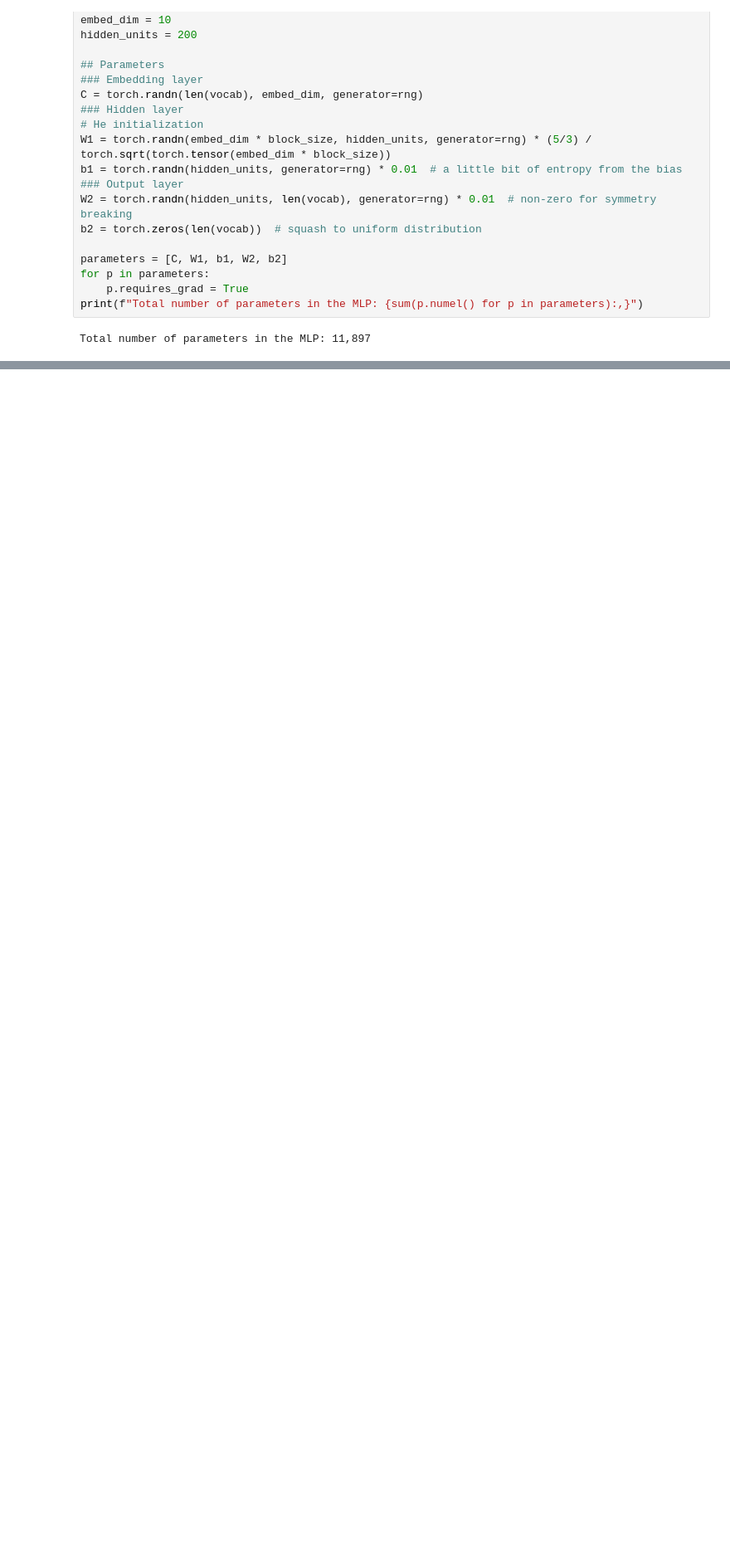
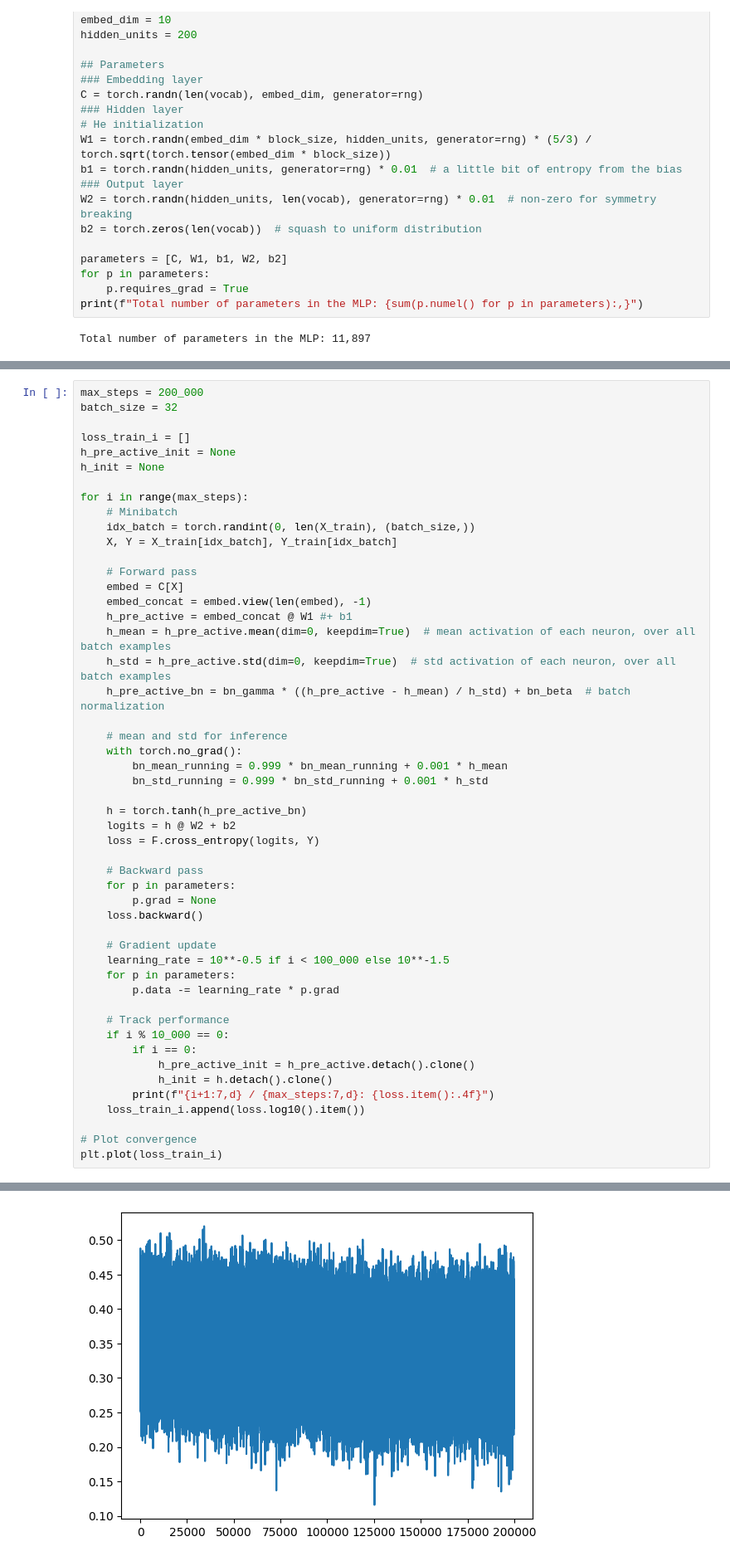
Before and after one commit to jeyabbalas/makemore, a Jupyter notebook: mlp2.ipynb, the cells around one changed output, grey strips where cells are left out. Shown at 83% size. Drawn from its saved outputs; the diff is of its cells as text; blank space fills up the shorter version.

Commit message:
Add batch normalization

```diff
--- a/mlp2.ipynb
+++ b/mlp2.ipynb
@@ -541,0 +610,51 @@ Val set loss: 2.1352
+# %%
+max_steps = 200_000
+batch_size = 32
+
+loss_train_i = []
+h_pre_active_init = None
+h_init = None
+
+for i in range(max_steps):
+    # Minibatch
+    idx_batch = torch.randint(0, len(X_train), (batch_size,))
+    X, Y = X_train[idx_batch], Y_train[idx_batch]
+
+    # Forward pass
+    embed = C[X]
+    embed_concat = embed.view(len(embed), -1)
+    h_pre_active = embed_concat @ W1 #+ b1
+    h_mean = h_pre_active.mean(dim=0, keepdim=True)  # mean activation of each neuron, over all batch examples
+    h_std = h_pre_active.std(dim=0, keepdim=True)  # std activation of each neuron, over all batch examples
+    h_pre_active_bn = bn_gamma * ((h_pre_active - h_mean) / h_std) + bn_beta  # batch normalization
+
+    # mean and std for inference
+    with torch.no_grad():
+        bn_mean_running = 0.999 * bn_mean_running + 0.001 * h_mean
+        bn_std_running = 0.999 * bn_std_running + 0.001 * h_std
+
+    h = torch.tanh(h_pre_active_bn)
+    logits = h @ W2 + b2
+    loss = F.cross_entropy(logits, Y)
+
+    # Backward pass
+    for p in parameters:
+        p.grad = None
+    loss.backward()
+
+    # Gradient update
+    learning_rate = 10**-0.5 if i < 100_000 else 10**-1.5
+    for p in parameters:
+        p.data -= learning_rate * p.grad
+
+    # Track performance
+    if i % 10_000 == 0:
+        if i == 0:
+            h_pre_active_init = h_pre_active.detach().clone()
+            h_init = h.detach().clone()
+        print(f"{i+1:7,d} / {max_steps:7,d}: {loss.item():.4f}")
+    loss_train_i.append(loss.log10().item())
+
+# Plot convergence
+plt.plot(loss_train_i)
+# %% [output]
@@ -541,0 +682 @@ Val set loss: 2.1352
+[figure, added]
```
Also changed, not shown: parts of 20 cells of this notebook.
